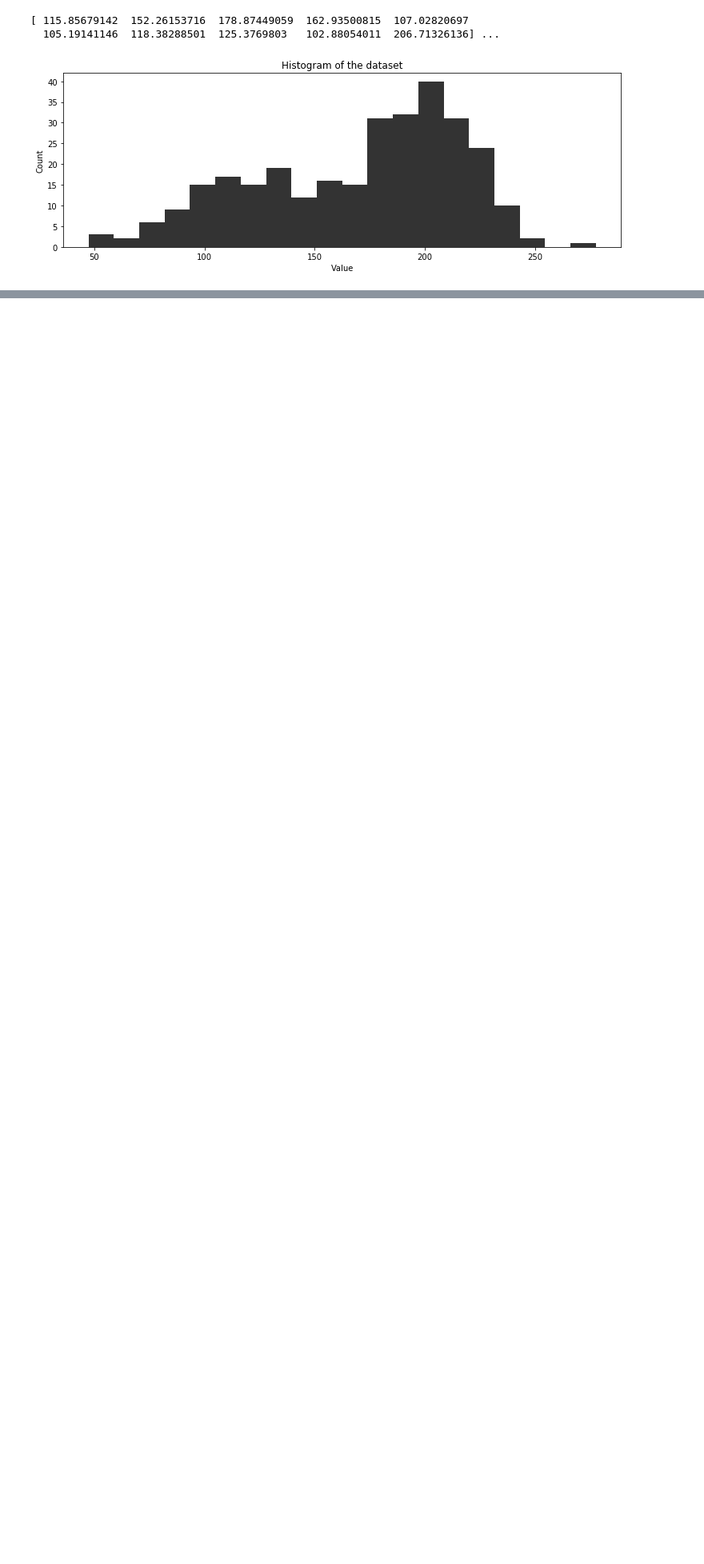
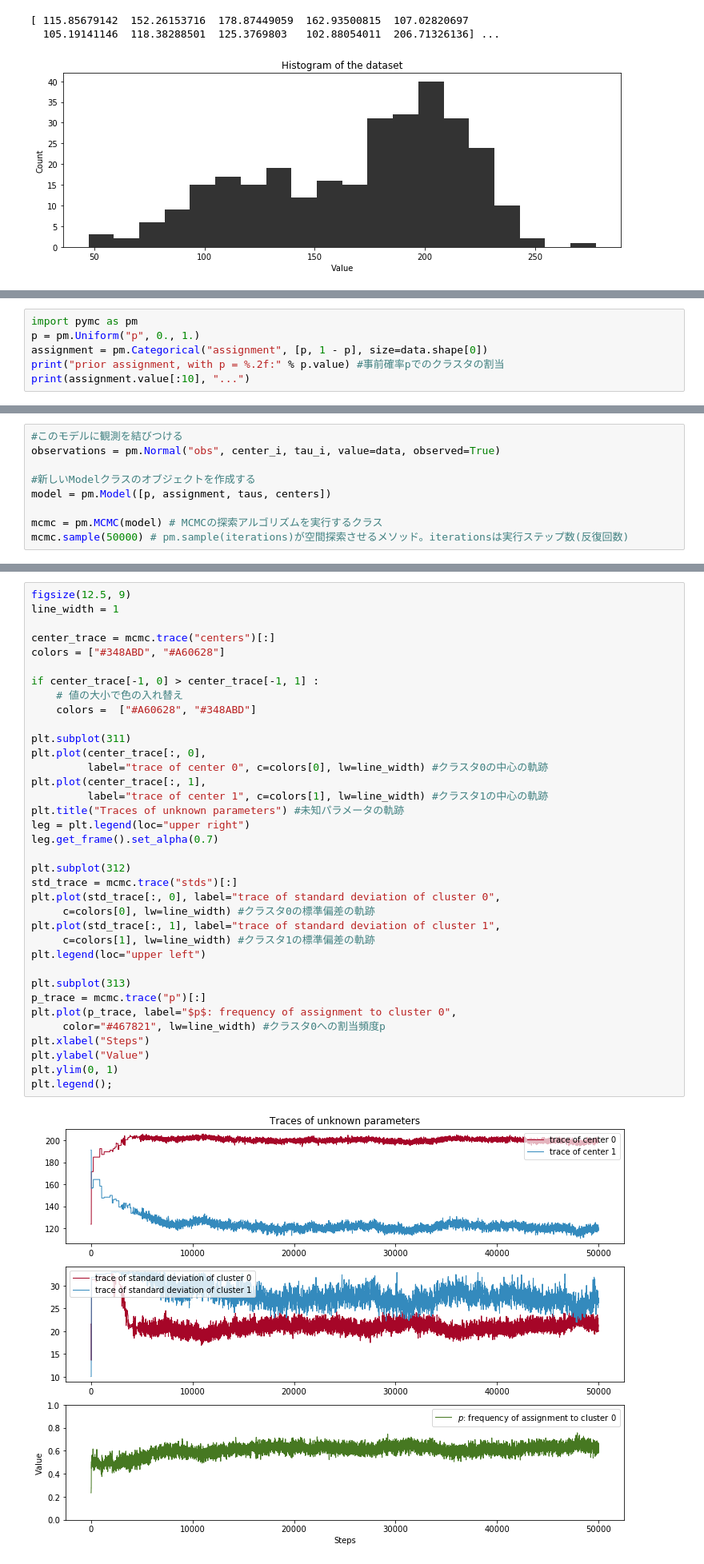
Before and after one commit to tomo461/bayesian_methods_for_hackers, a Jupyter notebook: Chapter3_Opening_the_Black_Box_of_MCMC/ch03.ipynb, the cells around one changed output, grey strips where cells are left out. Shown: that part at 80% size. Cells and saved outputs as stored; diff of their text form; blank space fills up the shorter version.

Commit message:
add mcmc

```diff
--- a/Chapter3_Opening_the_Black_Box_of_MCMC/ch03.ipynb
+++ b/Chapter3_Opening_the_Black_Box_of_MCMC/ch03.ipynb
@@ -194,0 +232,6 @@ print(data[:10], "...")
+# %%
+import pymc as pm
+p = pm.Uniform("p", 0., 1.)
+assignment = pm.Categorical("assignment", [p, 1 - p], size=data.shape[0])
+print("prior assignment, with p = %.2f:" % p.value) #事前確率pでのクラスタの割当
+print(assignment.value[:10], "...")
@@ -194,0 +279,9 @@ print(data[:10], "...")
+# %%
+#このモデルに観測を結びつける
+observations = pm.Normal("obs", center_i, tau_i, value=data, observed=True)
+
+#新しいModelクラスのオブジェクトを作成する
+model = pm.Model([p, assignment, taus, centers])
+
+mcmc = pm.MCMC(model) # MCMCの探索アルゴリズムを実行するクラス
+mcmc.sample(50000) # pm.sample(iterations)が空間探索させるメソッド。iterationsは実行ステップ数(反復回数)
@@ -194,0 +290,38 @@ print(data[:10], "...")
+# %%
+figsize(12.5, 9)
+line_width = 1
+
+center_trace = mcmc.trace("centers")[:]
+colors = ["#348ABD", "#A60628"]
+
+if center_trace[-1, 0] > center_trace[-1, 1] :
+    # 値の大小で色の入れ替え
+    colors =  ["#A60628", "#348ABD"]
+
+plt.subplot(311)
+plt.plot(center_trace[:, 0],
+         label="trace of center 0", c=colors[0], lw=line_width) #クラスタ0の中心の軌跡
+plt.plot(center_trace[:, 1],
+         label="trace of center 1", c=colors[1], lw=line_width) #クラスタ1の中心の軌跡
+plt.title("Traces of unknown parameters") #未知パラメータの軌跡
+leg = plt.legend(loc="upper right")
+leg.get_frame().set_alpha(0.7)
+
+plt.subplot(312)
+std_trace = mcmc.trace("stds")[:]
+plt.plot(std_trace[:, 0], label="trace of standard deviation of cluster 0",
+     c=colors[0], lw=line_width) #クラスタ0の標準偏差の軌跡
+plt.plot(std_trace[:, 1], label="trace of standard deviation of cluster 1",
+     c=colors[1], lw=line_width) #クラスタ1の標準偏差の軌跡
+plt.legend(loc="upper left")
+
+plt.subplot(313)
+p_trace = mcmc.trace("p")[:]
+plt.plot(p_trace, label="$p$: frequency of assignment to cluster 0",
+     color="#467821", lw=line_width) #クラスタ0への割当頻度p
+plt.xlabel("Steps")
+plt.ylabel("Value")
+plt.ylim(0, 1)
+plt.legend();
+# %% [output]
+[figure, added]
```
Also changed, not shown: parts of 14 cells of this notebook.
